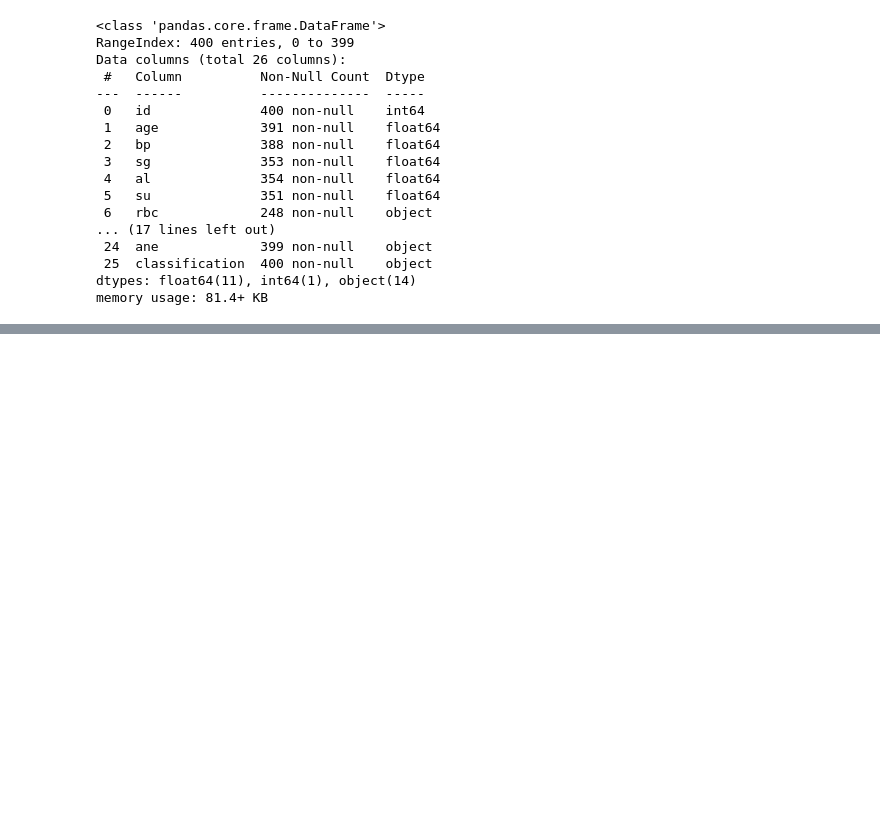
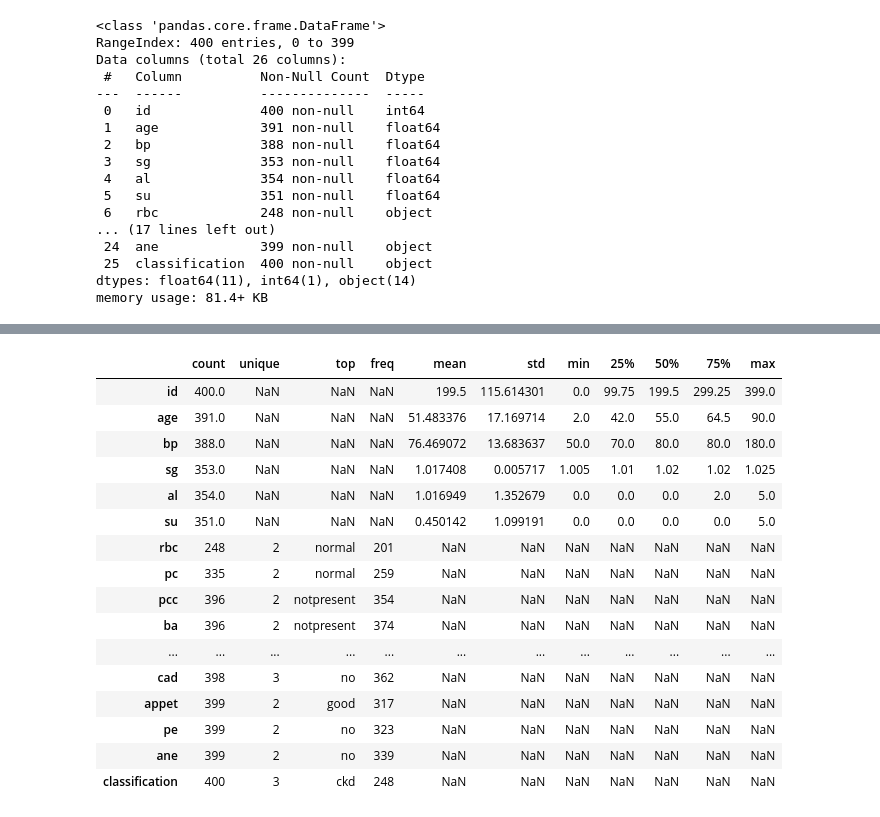
Before and after one commit to Winfry/PredictionAndRecommendationSystemKenyanHealth, a Jupyter notebook: Kidney.ipynb, the cells around one changed output, grey strips where cells are left out. Saved outputs shown, nothing was run; the diff lists cells and outputs as text; code cells hidden in the pictures; blank space fills up the shorter version.

```diff
--- a/Kidney.ipynb
+++ b/Kidney.ipynb
@@ -195,3 +239,23 @@ kidney.describe()
 | 50% | 199.500000 | 55.000000 | 80.000000 | 1.020000 | 0.000000 | 0.000000 | 121.000000 | 42.000000 | 1.300000 | 138.000000 | 4.400000 | ... |
 | 75% | 299.250000 | 64.500000 | 80.000000 | 1.020000 | 2.000000 | 0.000000 | 163.000000 | 66.000000 | 2.800000 | 142.000000 | 4.900000 | ... |
 | max | 399.000000 | 90.000000 | 180.000000 | 1.025000 | 5.000000 | 5.000000 | 490.000000 | 391.000000 | 76.000000 | 163.000000 | 47.000000 | ... |
+# %%
+kidney.describe(include="all").T
+# %% [output]
+|  | count | unique | top | freq | mean | std | min | 25% | 50% | 75% | max |
+| id | 400.0 | NaN | NaN | NaN | 199.5 | 115.614301 | 0.0 | 99.75 | 199.5 | 299.25 | 399.0 |
+| age | 391.0 | NaN | NaN | NaN | 51.483376 | 17.169714 | 2.0 | 42.0 | 55.0 | 64.5 | 90.0 |
+| bp | 388.0 | NaN | NaN | NaN | 76.469072 | 13.683637 | 50.0 | 70.0 | 80.0 | 80.0 | 180.0 |
+| sg | 353.0 | NaN | NaN | NaN | 1.017408 | 0.005717 | 1.005 | 1.01 | 1.02 | 1.02 | 1.025 |
+| al | 354.0 | NaN | NaN | NaN | 1.016949 | 1.352679 | 0.0 | 0.0 | 0.0 | 2.0 | 5.0 |
+| su | 351.0 | NaN | NaN | NaN | 0.450142 | 1.099191 | 0.0 | 0.0 | 0.0 | 0.0 | 5.0 |
+| rbc | 248 | 2 | normal | 201 | NaN | NaN | NaN | NaN | NaN | NaN | NaN |
+| pc | 335 | 2 | normal | 259 | NaN | NaN | NaN | NaN | NaN | NaN | NaN |
+| pcc | 396 | 2 | notpresent | 354 | NaN | NaN | NaN | NaN | NaN | NaN | NaN |
+| ba | 396 | 2 | notpresent | 374 | NaN | NaN | NaN | NaN | NaN | NaN | NaN |
+| ... | ... | ... | ... | ... | ... | ... | ... | ... | ... | ... | ... |
+| cad | 398 | 3 | no | 362 | NaN | NaN | NaN | NaN | NaN | NaN | NaN |
+| appet | 399 | 2 | good | 317 | NaN | NaN | NaN | NaN | NaN | NaN | NaN |
+| pe | 399 | 2 | no | 323 | NaN | NaN | NaN | NaN | NaN | NaN | NaN |
+| ane | 399 | 2 | no | 339 | NaN | NaN | NaN | NaN | NaN | NaN | NaN |
+| classification | 400 | 3 | ckd | 248 | NaN | NaN | NaN | NaN | NaN | NaN | NaN |
```
Also changed, not shown: parts of 5 cells of this notebook.
